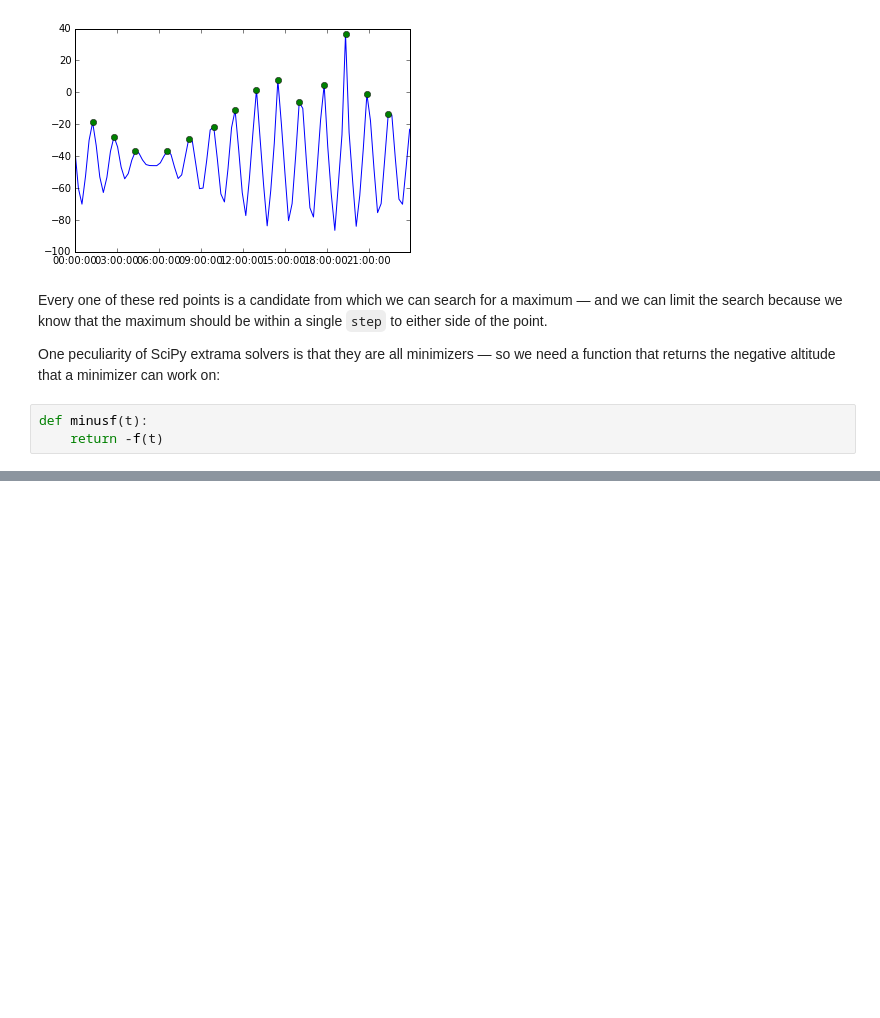
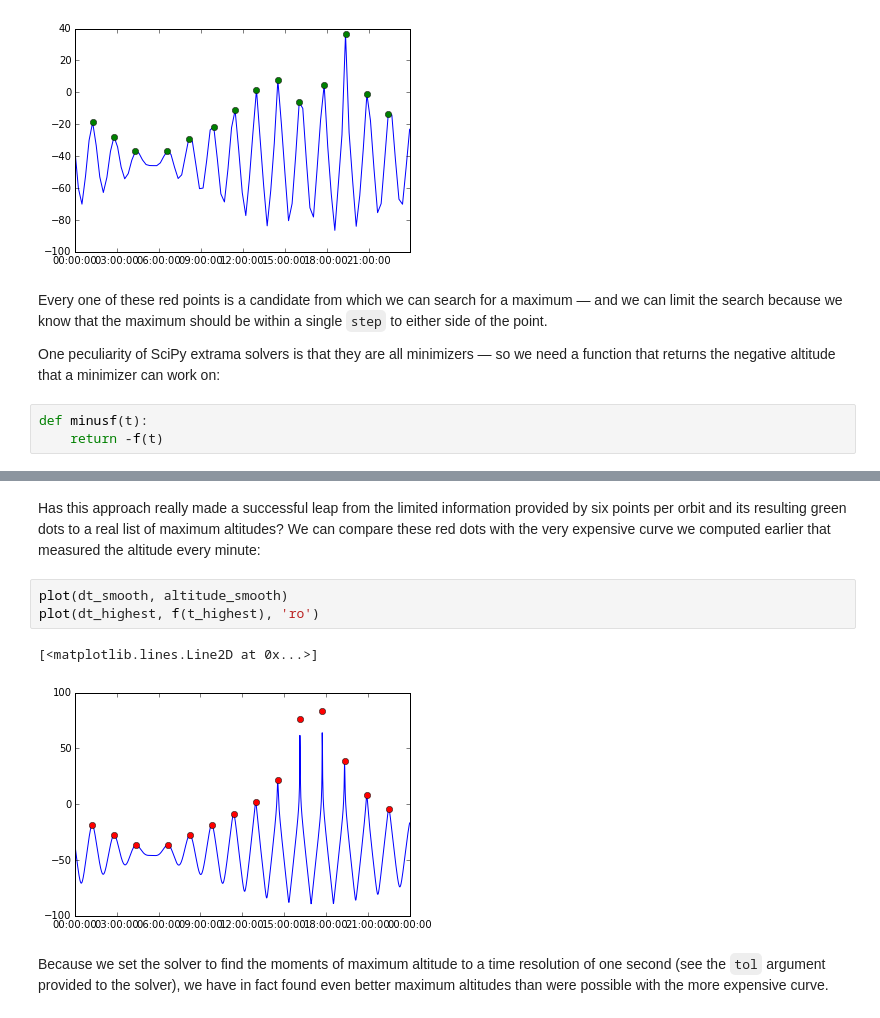
Before and after one commit to skyfielders/astronomy-notebooks, a Jupyter notebook: Solvers/Earth-Satellite-Passes.ipynb, the cells around one changed output, grey strips where cells are left out. Drawn from its saved outputs; the diff is of its cells as text; blank space fills up the shorter version.

```diff
--- a/Solvers/Earth-Satellite-Passes.ipynb
+++ b/Solvers/Earth-Satellite-Passes.ipynb
@@ -135,0 +110,10 @@ optimize._minimize._minimize_scalar_bounded
+# %% [markdown]
+Has this approach really made a successful leap from the limited information provided by six points per orbit and its resulting green dots to a real list of maximum altitudes? We can compare these red dots with the very expensive curve we computed earlier that measured the altitude every minute:
+# %%
+plot(dt_smooth, altitude_smooth)
+plot(dt_highest, f(t_highest), 'ro')
+# %% [output]
+[<matplotlib.lines.Line2D at 0x...>]
+[figure, added]
+# %% [markdown]
+Because we set the solver to find the moments of maximum altitude to a time resolution of one second (see the `tol` argument provided to the solver), we have in fact found even better maximum altitudes than were possible with the more expensive curve.
```
Also changed, not shown: parts of 9 cells of this notebook.
